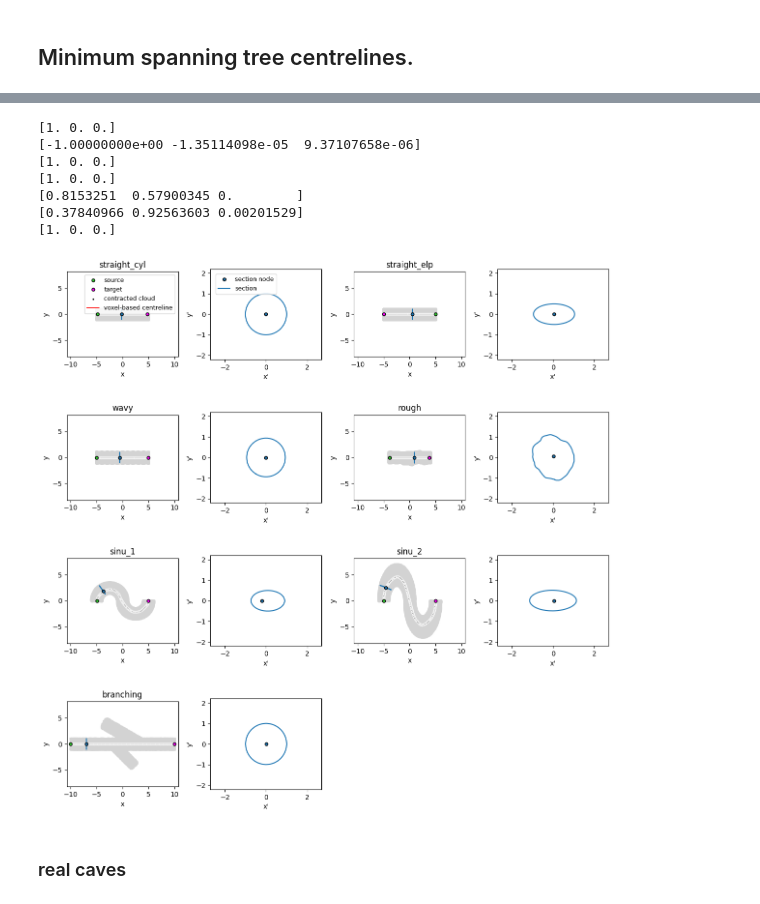
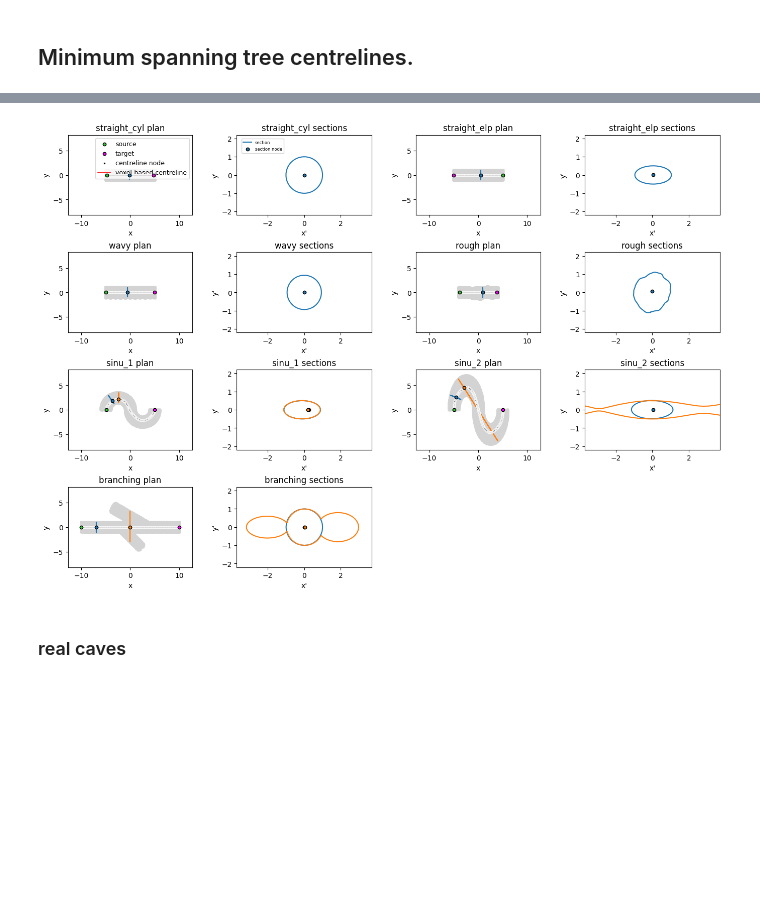
Before and after one commit to ERC-Karst/pc-centrelines, a Jupyter notebook: notebooks/7_prepare_summary_figures.ipynb, the cells around one changed output, grey strips where cells are left out. Drawn from its saved outputs; the diff is of its cells as text; code cells hidden in the pictures; blank space fills up the shorter version.

```diff
--- a/notebooks/7_prepare_summary_figures.ipynb
+++ b/notebooks/7_prepare_summary_figures.ipynb
@@ -139,11 +142,13 @@ section_ids = {
     2:[10],
     3:[6],
     4:[5],
-    5:[7],
-    6:[7,20],
+    5:[7, 5],
+    6:[7,12],
     7:[7,15],
     8:[15, 30],
     9:[15, 30],
-    10:[15, 30]
+    10:[15, 30],
+    11:[15, 30],
+    12:[15, 30]
 }
 # %%
@@ -376,24 +345,26 @@ section_ids_mst = {
     2:[50],
     3:[50],
     4:[50],
-    5:[37],
-    6:[37],
-    7:[37],
+    5:[37, 56],
+    6:[37, 76],
+    7:[37, 119],
     8:[250, 500],
     9:[250, 500],
-    10:[250, 500]
-}
+    10:[250, 500],
+    11:[150, 500],
+    12:[200, 600]
+    }
 # %%
-fig, axes = plt.subplots(4,4, figsize=(12,12))
+fig, axes = plt.subplots(4,4, figsize=(14,9.5))
 
 for k, (mst, P1, P2) in enumerate(list_mst_ct):
     if k < 7:
         ax = axes.flatten()[2*k]
         ax.scatter(*P1[[0, 1]], **start_kwargs)
         ax.scatter(*P2[[0, 1]], **end_kwargs)
-        ax.scatter(*mst[:,[0, 1]].T, **node_kwargs,label = "contracted cloud")
+        ax.scatter(*mst[:,[0, 1]].T, **node_kwargs,label = "centreline node")
         ax.plot(*mst[:,[0, 1]].T, **ct_kwargs, label = "voxel-based centreline")
-        ax.set_title(conduit_map[k+1])
+        ax.set_title(f"{conduit_map[k+1]} plan")
         if k == 0:
             ax.legend(fontsize=9)
 
@@ -404,7 +375,7 @@ for k, themesh in enumerate(list_meshes):
 
         ax.scatter(*themesh[::50, [0,1]].T, **mesh_kwargs)
         ax.set_aspect("equal")
-        ax.set_xlim(-10.7, 10.7)
+        ax.set_xlim(-12.7, 12.7)
         ax.set_ylim(-8.2, 8.2)
         ax.set_xlabel("x")
         ax.set_ylabel("y")
@@ -415,60 +386,45 @@ for k, (themesh, (mst, P1, P2)) in enumerate(zip(list_meshes,list_mst_ct)):
         ax = axes.flatten()[2*k]
 
         ax2 = axes.flatten()[2*k+1]
+        ax2.set_title(f"{conduit_map[k+1]} sections")
+
         thesections = section_ids_mst[k+1]
         for thesection in thesections:
             sectionvec = mst[thesection+1] - mst[thesection-1]
-            sectionvec /= np.linalg.norm(sectionvec)
-            print(sectionvec)
             intersect = mesh_intersect(themesh, mst[thesection], sectionvec)
             polyline3d = intersect[0]
-            ax.plot(*(polyline3d[:, [0, 1]]).T)
+            ax.plot(*polyline3d[:, [0, 1]].T)
             ax.scatter(*mst[thesection][[0,1]].T,  **section_node_kwargs)
-            if k<= 4:
-                section2d = (polyline3d - np.mean(polyline3d, axis=0))[:, [1,2]]
-                ax2.scatter(*(mst[thesection]- np.mean(polyline3d, axis=0))[[1,2]], **section_node_kwargs)
-            else:
-                section2d, R1, R2 = to2D(polyline3d, sectionvec, returnTransform=True)
 
-
-                rotdiff = R2 @ (R1 @ (np.mean(polyline3d, axis = 0)))
-                rotinit = R2 @ R1 @ mst[thesection]
-                ax2.scatter(*(rotinit - rotdiff)[[0,2]].T,  **section_node_kwargs)
-
-            #print(rotdiff, rotinit, rotinit - rotdiff)
-
+            section2d, R1, R2 = to2D(polyline3d, sectionvec, returnTransform=True)
             ax2.plot(*section2d.T, label = "section")
 
+            rotdiff = R2 @ (R1 @ (np.mean(polyline3d, axis = 0)))
+            rotinit = R2 @ R1 @ mst[thesection]
+            #print(rotdiff, rotinit, rotinit - rotdiff)
+            ax2.scatter(*(rotinit - rotdiff)[[0,2]].T,  **section_node_kwargs)
             ax2.set_aspect(True)
             if k == 0:
-                ax2.legend(fontsize=9, loc = "upper left", bbox_to_anchor=(0.02, 0.98))
+                ax2.legend(fontsize=6, loc = "upper left", bbox_to_anchor=(0.02, 0.98))
 
-        ax2.set_xlim(-2.7, 2.7)
+        ax2.set_xlim(-3.7, 3.7)
         ax2.set_ylim(-2.2, 2.2)
         ax2.set_xlabel("x'")
         ax2.set_ylabel("y'")
 
 
 for ax in axes[-1,[-2,-1]]:
     for spine in ["top", "bottom", "left", "right"]:
         ax.spines[spine].set_visible(False)
         ax.set_xticks([])
         ax.set_yticks([])
 
 plt.tight_layout()
 plt.savefig("../temp/figures/summary_synthetic_MST.png", dpi=300)
 plt.savefig("../temp/figures/summary_synthetic_MST.pdf")
-
 plt.show()
 # %% [output]
-[1. 0. 0.]
-[-1.00000000e+00 -1.35114098e-05  9.37107658e-06]
-[1. 0. 0.]
-[1. 0. 0.]
-[0.8153251  0.57900345 0.        ]
-[0.37840966 0.92563603 0.00201529]
-[1. 0. 0.]
-[figure, old version]
+[figure, new version]
 # %% [markdown]
 ### real caves
 # %%
```
Also changed, not shown: parts of 20 cells of this notebook, 8 other files.
